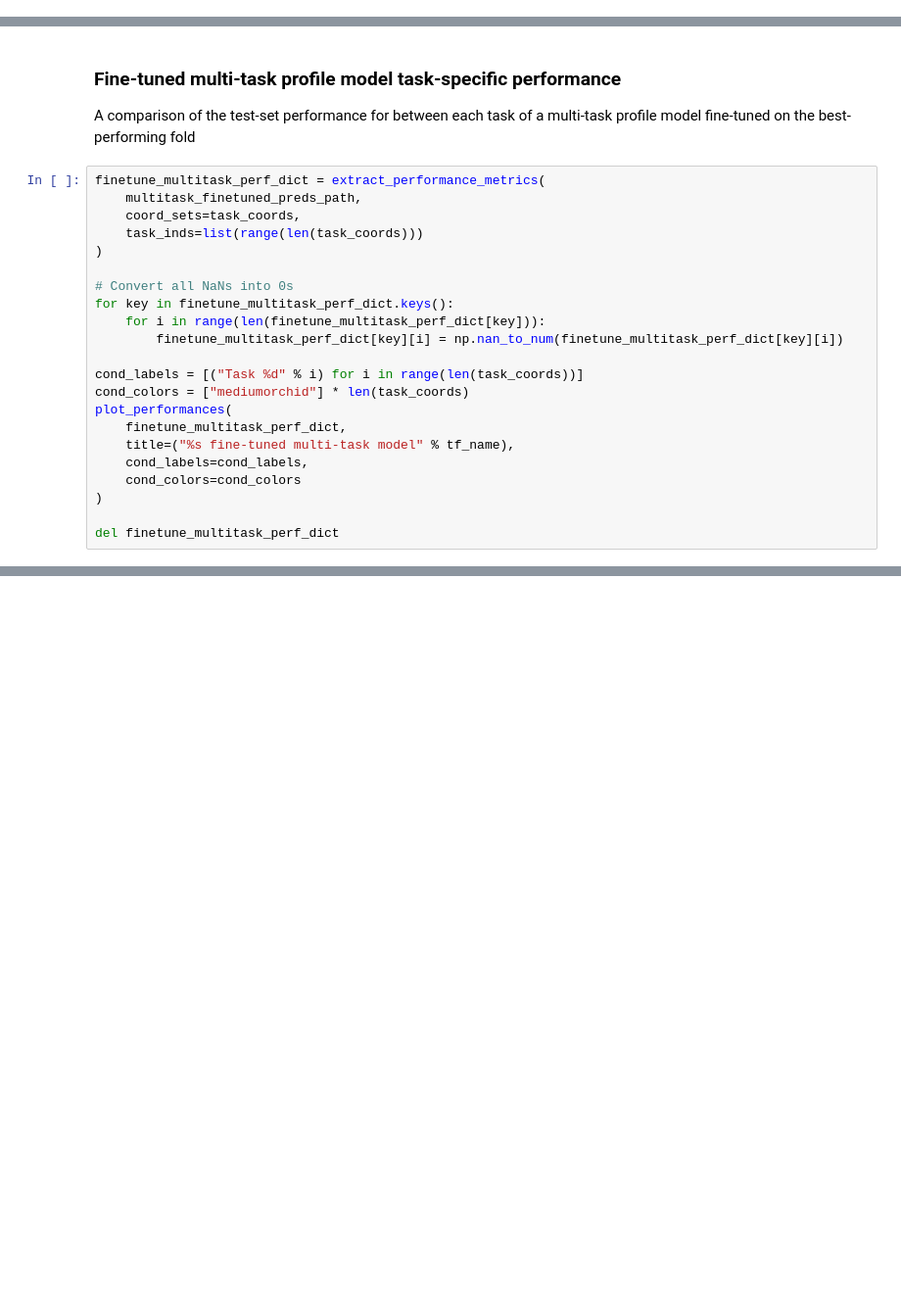
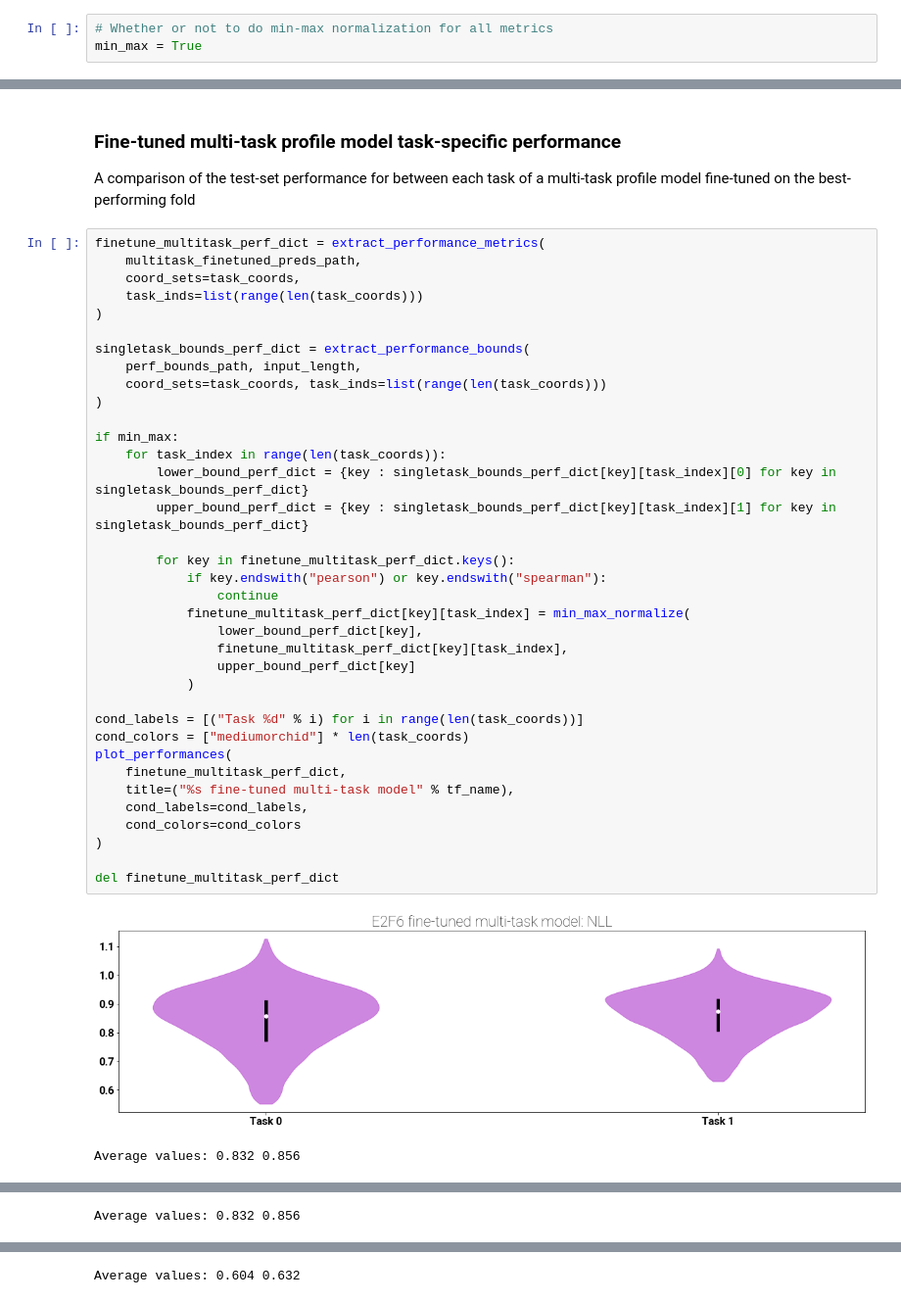
Before and after one commit to kundajelab/neural_motif_discovery, a Jupyter notebook: notebooks/performance_comparison.ipynb, the cells around one changed output, grey strips where cells are left out. Shown at 98% size. Saved outputs shown, nothing was run; the diff lists cells and outputs as text; blank space fills up the shorter version.

```diff
--- a/notebooks/performance_comparison.ipynb
+++ b/notebooks/performance_comparison.ipynb
@@ -51,3 +62,6 @@ print("Best single-task folds: %s" % " ".join([str(x) for x in best_singletask_f
+# %%
+# Whether or not to do min-max normalization for all metrics
+min_max = True
 # %%
 preds_base = "/users/amtseng/tfmodisco/results/peak_predictions/"
 
@@ -612,22 +692,39 @@ A comparison of the test-set performance for between each task of a multi-task p
 # %%
 finetune_multitask_perf_dict = extract_performance_metrics(
     multitask_finetuned_preds_path,
     coord_sets=task_coords,
     task_inds=list(range(len(task_coords)))
 )
 
-# Convert all NaNs into 0s
-for key in finetune_multitask_perf_dict.keys():
-    for i in range(len(finetune_multitask_perf_dict[key])):
-        finetune_multitask_perf_dict[key][i] = np.nan_to_num(finetune_multitask_perf_dict[key][i])
+singletask_bounds_perf_dict = extract_performance_bounds(
+    perf_bounds_path, input_length,
+    coord_sets=task_coords, task_inds=list(range(len(task_coords)))
+)
+
+if min_max:
+    for task_index in range(len(task_coords)):
+        lower_bound_perf_dict = {key : singletask_bounds_perf_dict[key][task_index][0] for key in singletask_bounds_perf_dict}
+        upper_bound_perf_dict = {key : singletask_bounds_perf_dict[key][task_index][1] for key in singletask_bounds_perf_dict}
+
+        for key in finetune_multitask_perf_dict.keys():
+            if key.endswith("pearson") or key.endswith("spearman"):
+                continue
+            finetune_multitask_perf_dict[key][task_index] = min_max_normalize(
+                lower_bound_perf_dict[key],
+                finetune_multitask_perf_dict[key][task_index],
+                upper_bound_perf_dict[key]
+            )
 
 cond_labels = [("Task %d" % i) for i in range(len(task_coords))]
 cond_colors = ["mediumorchid"] * len(task_coords)
 plot_performances(
     finetune_multitask_perf_dict,
     title=("%s fine-tuned multi-task model" % tf_name),
     cond_labels=cond_labels,
     cond_colors=cond_colors
 )
 
 del finetune_multitask_perf_dict
+# %% [output]
+[figure, added]
+Average values: 0.832 0.856
@@ -633,0 +732 @@ del finetune_multitask_perf_dict
+Average values: 0.832 0.856
@@ -633,0 +734 @@ del finetune_multitask_perf_dict
+Average values: 0.604 0.632
```
Also changed, not shown: parts of 11 cells of this notebook, 2 other files.
